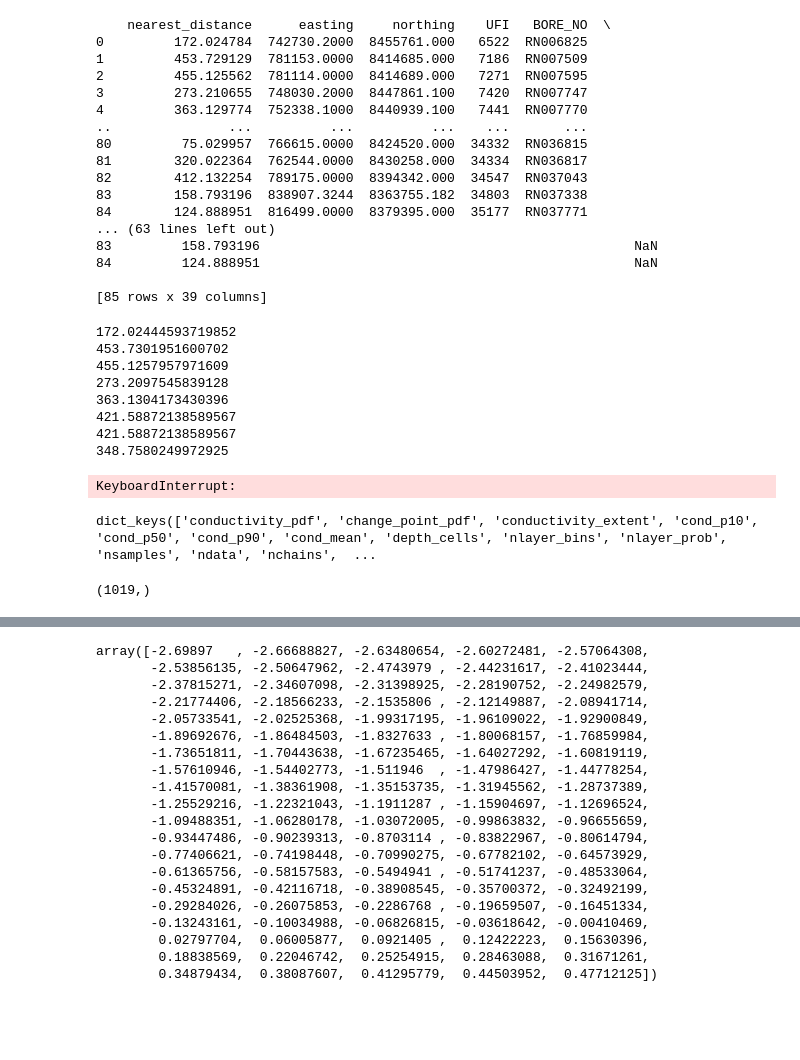
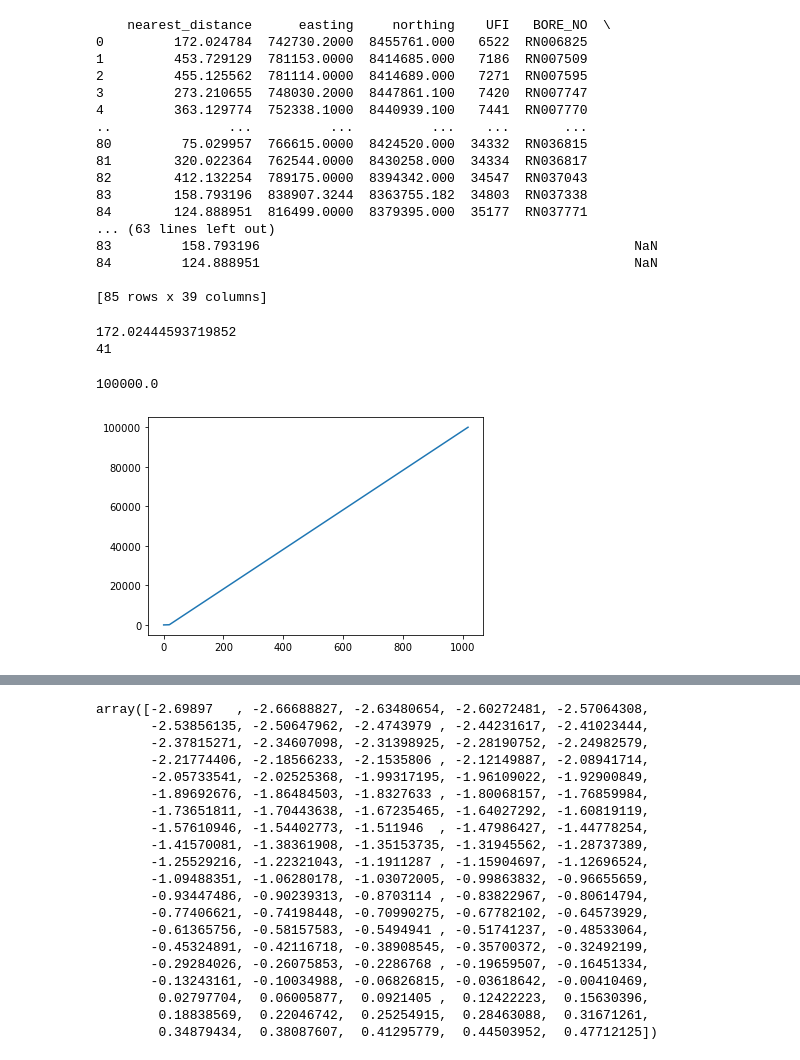
Before and after one commit to Neil-Symington/aem_interp_dash, a Jupyter notebook: notebooks/interpret_pmaps_Daly.ipynb, the cells around one changed output, grey strips where cells are left out. Saved outputs shown, nothing was run; the diff lists cells and outputs as text; code cells hidden in the pictures; blank space fills up the shorter version.

```diff
--- a/notebooks/interpret_pmaps_Daly.ipynb
+++ b/notebooks/interpret_pmaps_Daly.ipynb
@@ -325,24 +325,20 @@ for index, row in df_O.iterrows():
     fname = os.path.join(r"C:\Users\PCUser\Desktop\NSC_data\AEM_viz_products\rj_plots", row['BORE_NO'] + '_' + str(near_fid['line ']) + "_" + str(near_fid['fiducial ']) + '.png')
 
     D = extract_data(near_fid)
-    #break
+
+    print(D['ndata'])
+    break
     #Daly_plot(D, outfile = fname)
 # %% [output]
 172.02444593719852
-453.7301951600702
-455.1257957971609
-273.2097545839128
-363.1304173430396
-421.58872138589567
-421.58872138589567
-348.7580249972925
+41
-KeyboardInterrupt:
 # %%
-D.keys()
+D["nsamples"]
 # %% [output]
-dict_keys(['conductivity_pdf', 'change_point_pdf', 'conductivity_extent', 'cond_p10', 'cond_p50', 'cond_p90', 'cond_mean', 'depth_cells', 'nlayer_bins', 'nlayer_prob', 'nsamples', 'ndata', 'nchains',  ...
+100000.0
-# %%
-D['misfit'][0].shape
-# %% [output]
-(1019,)
+# %%
+plt.plot(D['sample_no'][1])
+plt.show()
+# %% [output]
+[figure, added]
 # %%
```
Also changed, not shown: parts of 1 cell of this notebook, 1 other file.
